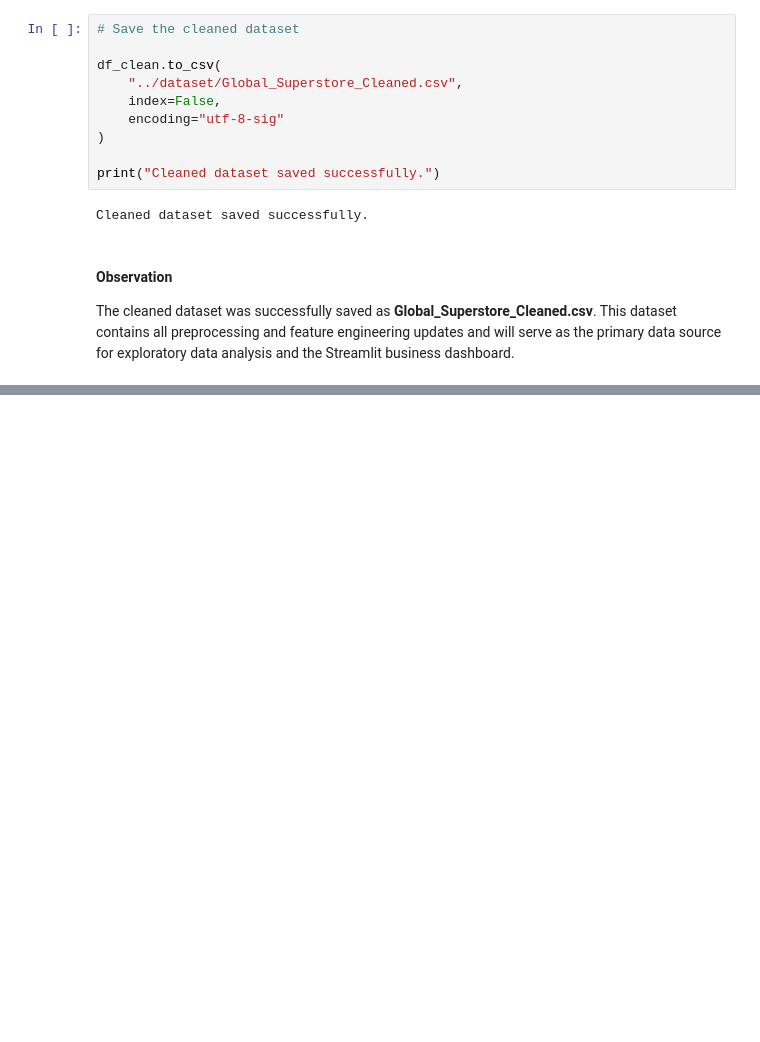
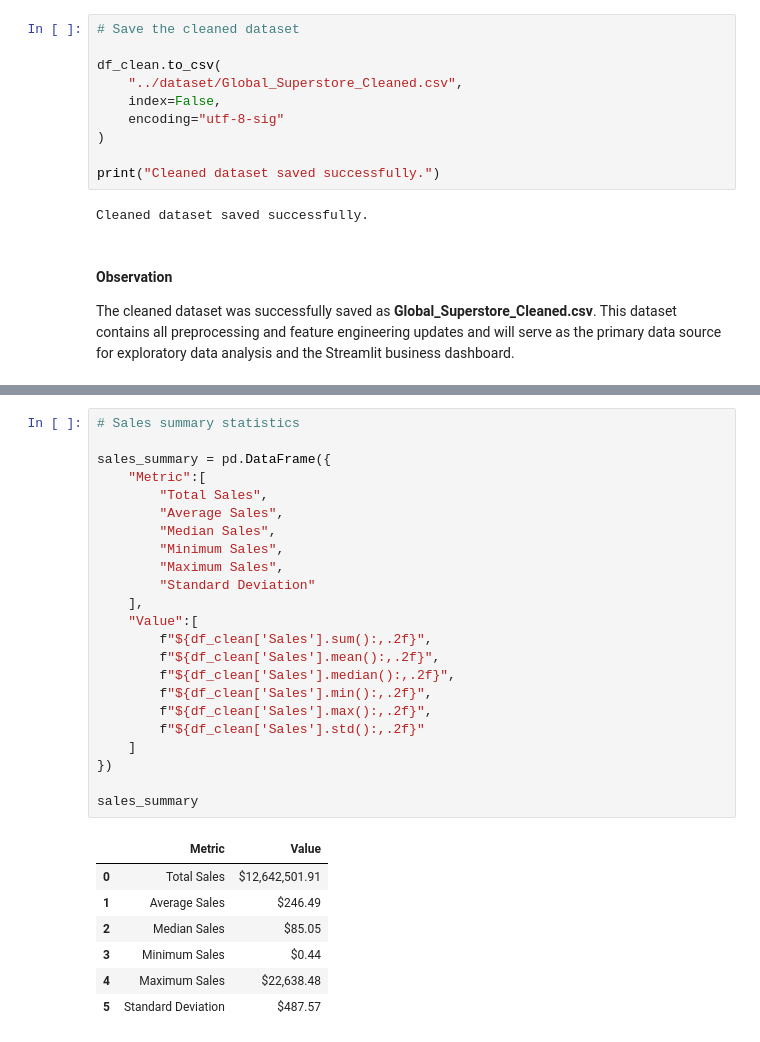
Before and after one commit to huzaifawaheed2/DevelopersHub-Corporation-Advanced-Internship, a Jupyter notebook: Project-03-Interactive-Business-Dashboard/notebooks/Business_Dashboard_Preprocessing.ipynb, the cells around one changed output, grey strips where cells are left out. Cells and saved outputs as stored; diff of their text form; blank space fills up the shorter version.

```diff
--- a/Project-03-Interactive-Business-Dashboard/notebooks/Business_Dashboard_Preprocessing.ipynb
+++ b/Project-03-Interactive-Business-Dashboard/notebooks/Business_Dashboard_Preprocessing.ipynb
@@ -519,0 +528,31 @@ The cleaned dataset was successfully saved as **Global_Superstore_Cleaned.csv**.
+# %%
+# Sales summary statistics
+
+sales_summary = pd.DataFrame({
+    "Metric":[
+        "Total Sales",
+        "Average Sales",
+        "Median Sales",
+        "Minimum Sales",
+        "Maximum Sales",
+        "Standard Deviation"
+    ],
+    "Value":[
+        f"${df_clean['Sales'].sum():,.2f}",
+        f"${df_clean['Sales'].mean():,.2f}",
+        f"${df_clean['Sales'].median():,.2f}",
+        f"${df_clean['Sales'].min():,.2f}",
+        f"${df_clean['Sales'].max():,.2f}",
+        f"${df_clean['Sales'].std():,.2f}"
+    ]
+})
+
+sales_summary
+# %% [output]
+|  | Metric | Value |
+| 0 | Total Sales | $12,642,501.91 |
+| 1 | Average Sales | $246.49 |
+| 2 | Median Sales | $85.05 |
+| 3 | Minimum Sales | $0.44 |
+| 4 | Maximum Sales | $22,638.48 |
+| 5 | Standard Deviation | $487.57 |
```
Also changed, not shown: parts of 3 cells of this notebook.
